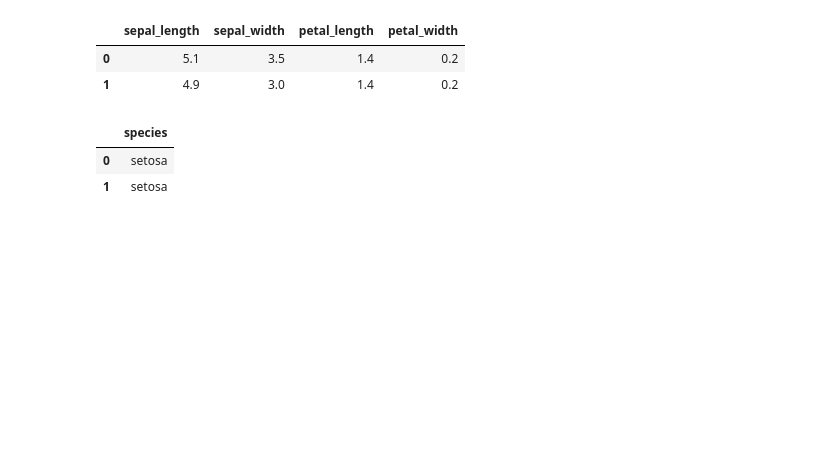
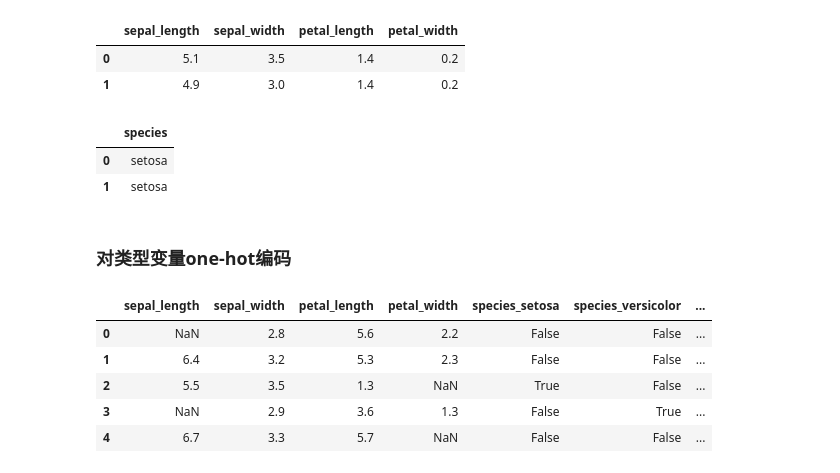
Before and after one commit to xplutoy/cookbook-ml, a Jupyter notebook: cookbook_ml/pandas.ipynb, the cells around one changed output. Cells and saved outputs as stored; diff of their text form; code cells hidden in the pictures; blank space fills up the shorter version.

```diff
--- a/cookbook_ml/pandas.ipynb
+++ b/cookbook_ml/pandas.ipynb
@@ -33,0 +36,3 @@ iris_nan.head()
+# %%
+iris_nan = iris_nan.sample(frac=1).reset_index(drop=True)
+iris_nan.head()
@@ -91,3 +112,14 @@ iris.select_dtypes(include=["object"]).head(2)
 |  | species |
 | 0 | setosa |
 | 1 | setosa |
+# %% [markdown]
+### 对类型变量one-hot编码
+# %%
+pd.get_dummies(iris_nan, columns=["species"]).head()
+# %% [output]
+|  | sepal_length | sepal_width | petal_length | petal_width | species_setosa | species_versicolor | ... |
+| 0 | NaN | 2.8 | 5.6 | 2.2 | False | False | ... |
+| 1 | 6.4 | 3.2 | 5.3 | 2.3 | False | False | ... |
+| 2 | 5.5 | 3.5 | 1.3 | NaN | True | False | ... |
+| 3 | NaN | 2.9 | 3.6 | 1.3 | False | True | ... |
+| 4 | 6.7 | 3.3 | 5.7 | NaN | False | False | ... |
```
Also changed, not shown: parts of 11 cells of this notebook, 1 other file.
